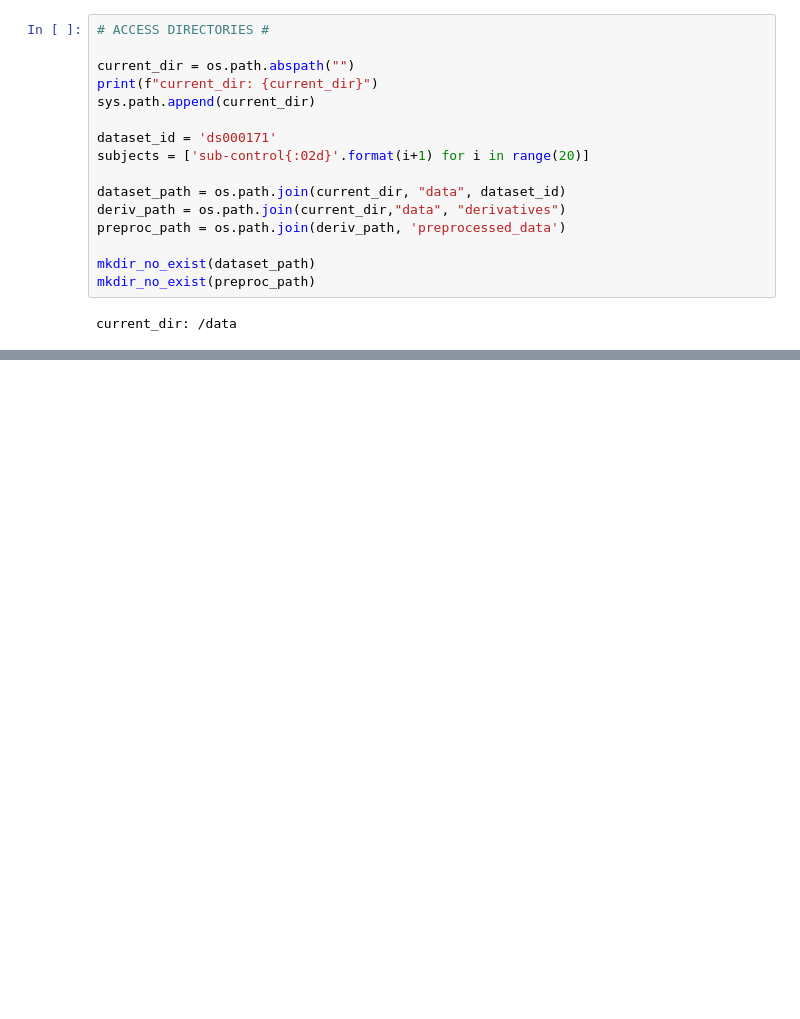
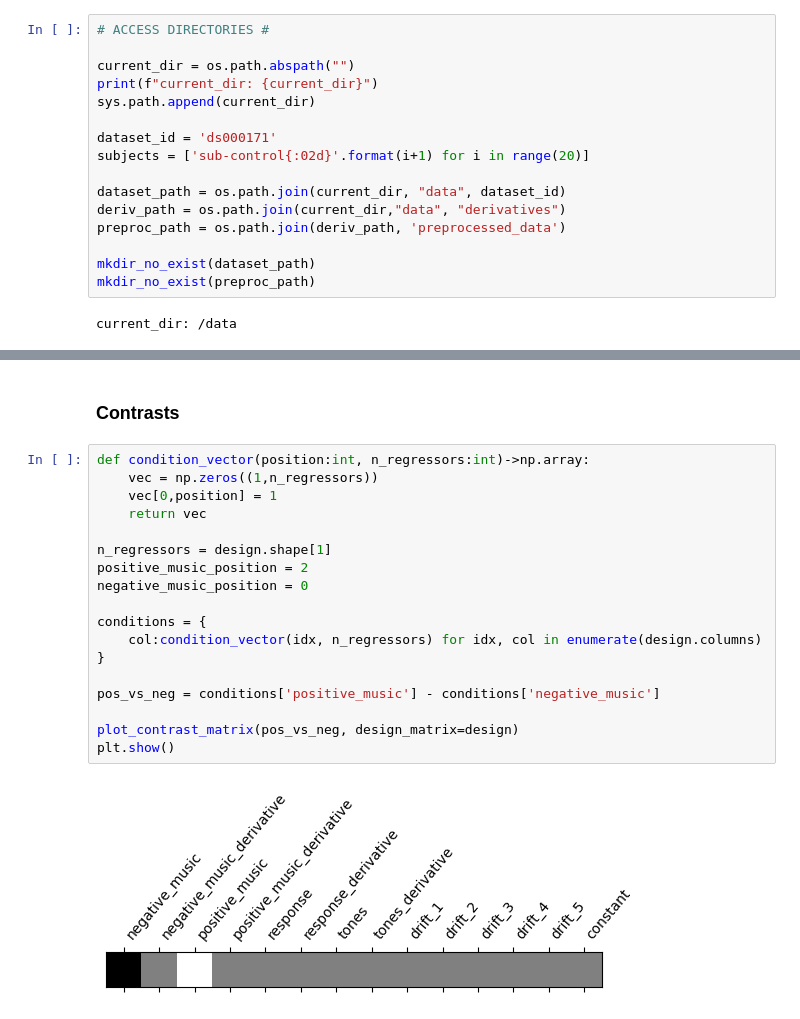
Before and after one commit to gdederichs/NSSP_project_1, a Jupyter notebook: design_matrix.ipynb, the cells around one changed output, grey strips where cells are left out. Cells and saved outputs as stored; diff of their text form; blank space fills up the shorter version.

```diff
--- a/design_matrix.ipynb
+++ b/design_matrix.ipynb
@@ -80,0 +97,22 @@ plt.show()
+# %% [markdown]
+### Contrasts
+# %%
+def condition_vector(position:int, n_regressors:int)->np.array:
+    vec = np.zeros((1,n_regressors))
+    vec[0,position] = 1
+    return vec
+
+n_regressors = design.shape[1]
+positive_music_position = 2
+negative_music_position = 0
+
+conditions = {
+    col:condition_vector(idx, n_regressors) for idx, col in enumerate(design.columns)
+}
+
+pos_vs_neg = conditions['positive_music'] - conditions['negative_music']
+
+plot_contrast_matrix(pos_vs_neg, design_matrix=design)
+plt.show()
+# %% [output]
+[figure, added]
```
Also changed, not shown: parts of 7 cells of this notebook.
